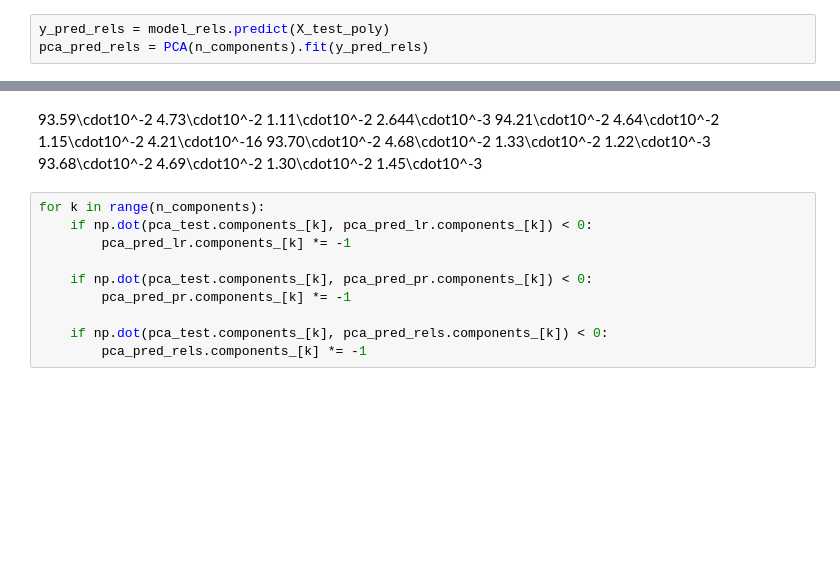
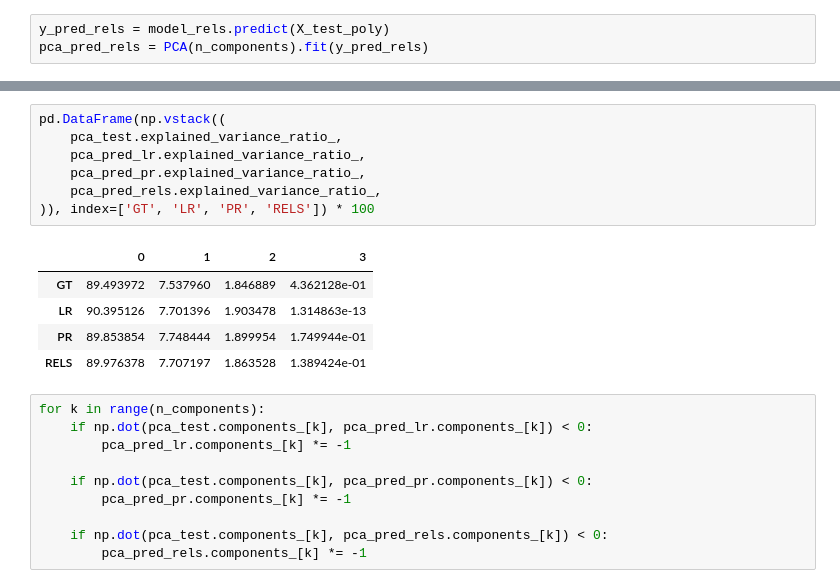
Before and after one commit to daniilsjb/suspectral, a Jupyter notebook: suspectral-notebook/SR_Comparison.ipynb, the cells around one changed output, grey strips where cells are left out. Saved outputs shown, nothing was run; the diff lists cells and outputs as text; blank space fills up the shorter version.

```diff
--- a/suspectral-notebook/SR_Comparison.ipynb
+++ b/suspectral-notebook/SR_Comparison.ipynb
@@ -202,8 +202,16 @@ pd.DataFrame(np.vstack((
-# %% [markdown]
-93.59\cdot10^-2	4.73\cdot10^-2	1.11\cdot10^-2	2.644\cdot10^-3
-94.21\cdot10^-2	4.64\cdot10^-2	1.15\cdot10^-2	4.21\cdot10^-16
-93.70\cdot10^-2	4.68\cdot10^-2	1.33\cdot10^-2	1.22\cdot10^-3
-93.68\cdot10^-2	4.69\cdot10^-2	1.30\cdot10^-2	1.45\cdot10^-3
+# %%
+pd.DataFrame(np.vstack((
+    pca_test.explained_variance_ratio_,
+    pca_pred_lr.explained_variance_ratio_,
+    pca_pred_pr.explained_variance_ratio_,
+    pca_pred_rels.explained_variance_ratio_,
+)), index=['GT', 'LR', 'PR', 'RELS']) * 100
+# %% [output]
+|  | 0 | 1 | 2 | 3 |
+| GT | 89.493972 | 7.537960 | 1.846889 | 4.362128e-01 |
+| LR | 90.395126 | 7.701396 | 1.903478 | 1.314863e-13 |
+| PR | 89.853854 | 7.748444 | 1.899954 | 1.749944e-01 |
+| RELS | 89.976378 | 7.707197 | 1.863528 | 1.389424e-01 |
 # %%
 for k in range(n_components):
     if np.dot(pca_test.components_[k], pca_pred_lr.components_[k]) < 0:
```
Also changed, not shown: parts of 5 cells of this notebook, 29 other files.
